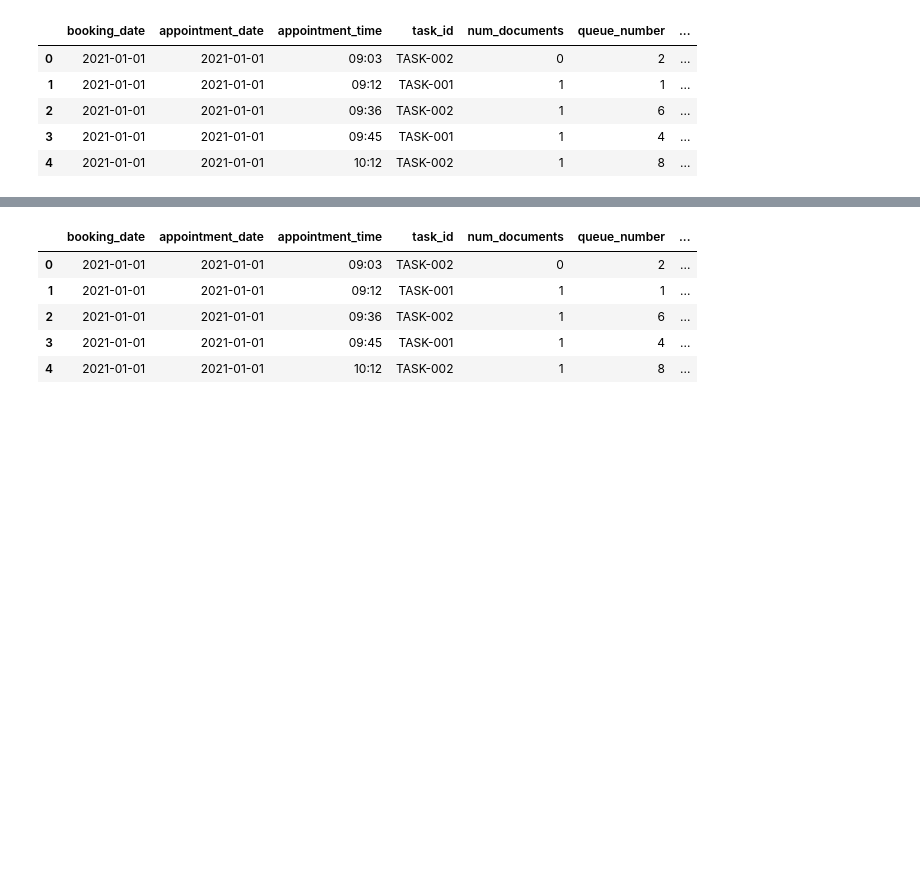
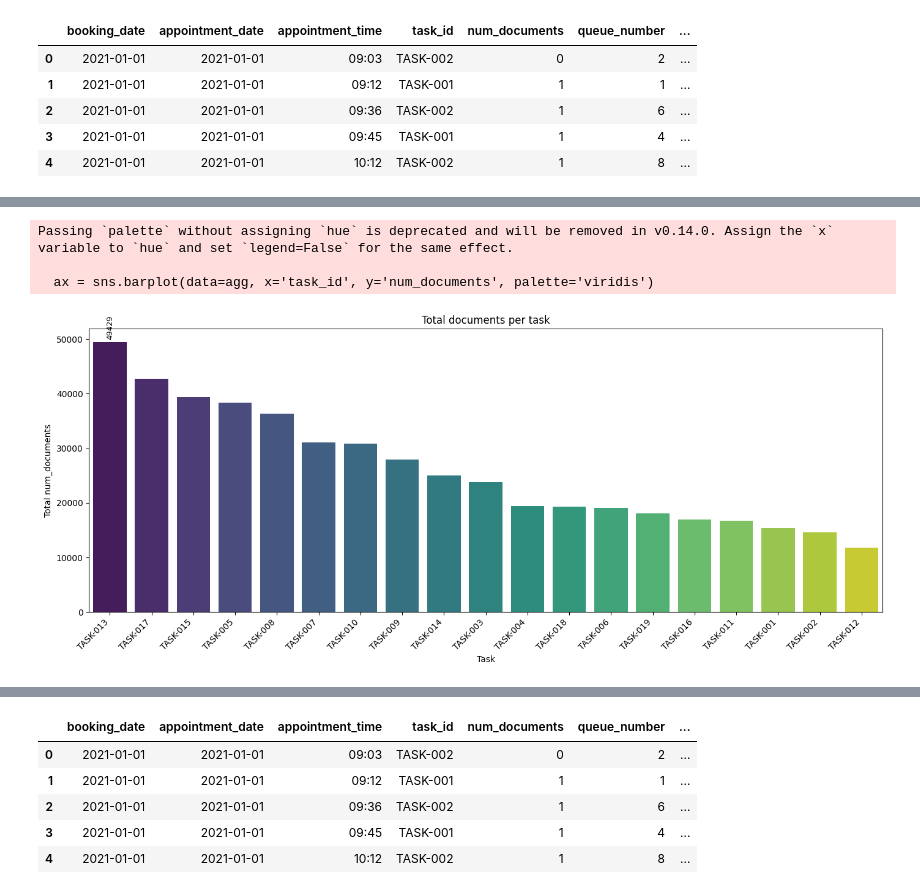
Before and after one commit to nithilanimraka/predict_smartgov_ml, a Jupyter notebook: feature_encoding.ipynb, the cells around one changed output, grey strips where cells are left out. Cells and saved outputs as stored; diff of their text form; code cells hidden in the pictures; blank space fills up the shorter version.

```diff
--- a/feature_encoding.ipynb
+++ b/feature_encoding.ipynb
@@ -64,0 +152,35 @@ df.head()
+# %%
+import seaborn as sns
+import matplotlib.pyplot as plt
+
+# Use your working DataFrame (replace df if needed)
+agg = (
+    df.groupby('task_id', dropna=False)['num_documents']
+      .sum()
+      .reset_index()
+      .sort_values('num_documents', ascending=False)
+)
+
+plt.figure(figsize=(14, 6))
+ax = sns.barplot(data=agg, x='task_id', y='num_documents', palette='viridis')
+ax.set_title('Total documents per task')
+ax.set_xlabel('Task')
+ax.set_ylabel('Total num_documents')
+plt.xticks(rotation=45, ha='right')
+
+# Label bars with values
+try:
+    ax.bar_label(ax.containers[0], fmt='%.0f', padding=3, fontsize=9, rotation=90)
+except Exception:
+    for p in ax.patches:
+        ax.annotate(f"{int(p.get_height()):,}",
+                    (p.get_x() + p.get_width()/2, p.get_height()),
+                    ha='center', va='bottom', fontsize=9, rotation=90)
+
+plt.tight_layout()
+plt.show()
+# %% [output]
+Passing `palette` without assigning `hue` is deprecated and will be removed in v0.14.0. Assign the `x` variable to `hue` and set `legend=False` for the same effect.
+
+  ax = sns.barplot(data=agg, x='task_id', y='num_documents', palette='viridis')
+[figure, added]
```
Also changed, not shown: parts of 5 cells of this notebook, 15 other files.
